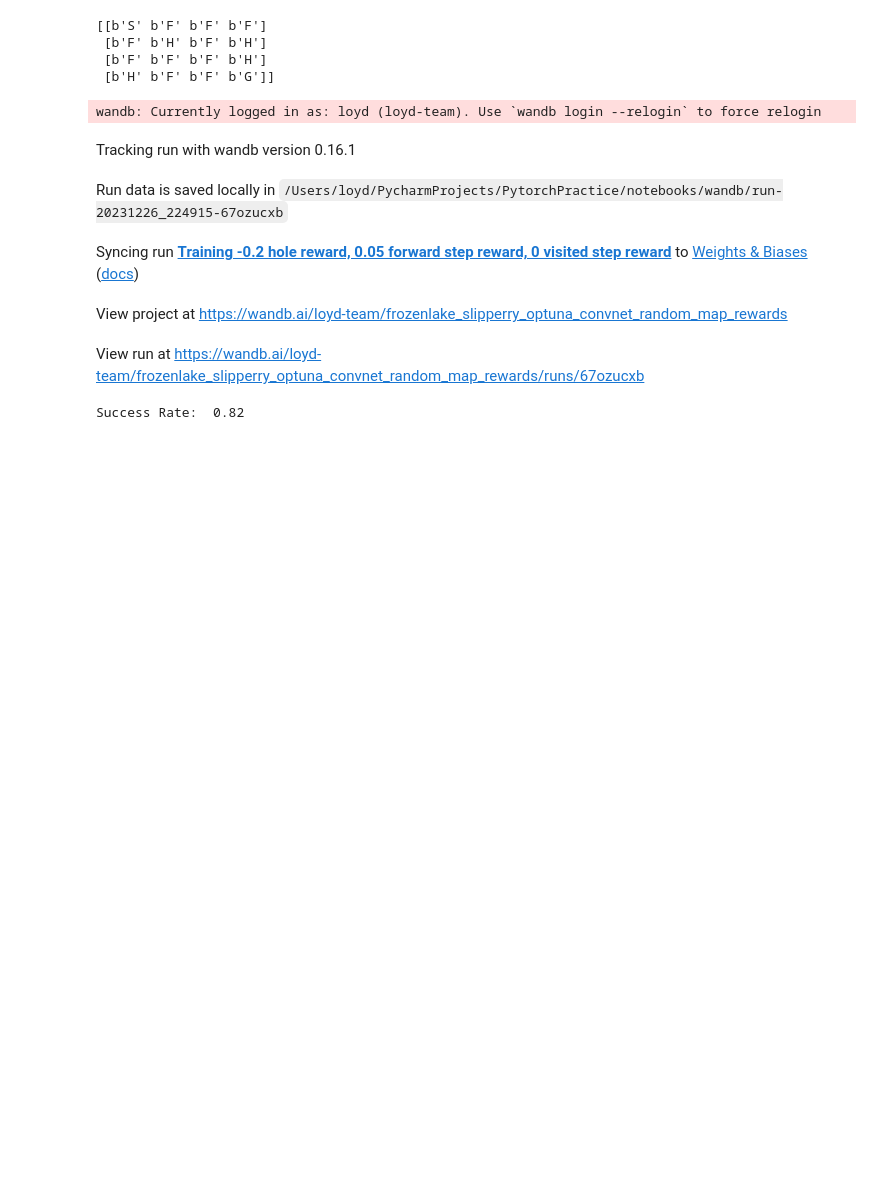
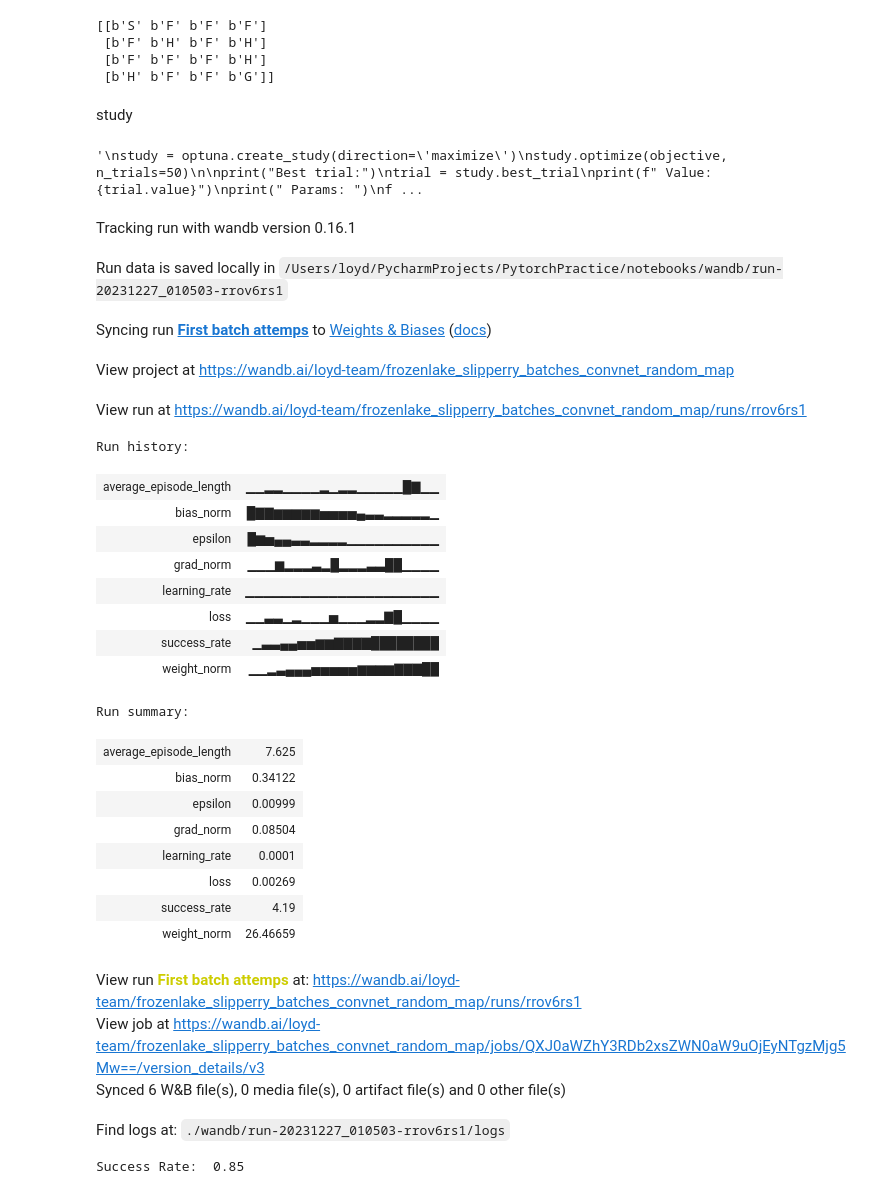
Before and after one commit to Looyyd/PytorchPractice, a Jupyter notebook: notebooks/ice_agent.ipynb, the cells around one changed output. Saved outputs shown, nothing was run; the diff lists cells and outputs as text; code cells hidden in the pictures; blank space fills up the shorter version.

Commit message:
batch processing seems to work

```diff
--- a/notebooks/ice_agent.ipynb
+++ b/notebooks/ice_agent.ipynb
@@ -42,7 +42,7 @@ class ConvNet(nn.Module):
     def forward(self, x):
         x = F.relu(self.conv1(x))
         x = F.relu(self.conv2(x))
-        x = x.view(1, -1)  # Flatten
+        x = x.view(x.size(0), -1)
         return self.fc(x)
 # %%
 device = torch.device("mps")
@@ -299,8 +355,10 @@ def objective(trial):
 
     wandb.finish()
     return success_rate
+# %% [markdown]
+study
 # %%
-
+"""
 study = optuna.create_study(direction='maximize')
 study.optimize(objective, n_trials=50)
 
@@ -310,36 +368,60 @@ print(f" Value: {trial.value}")
 print(" Params: ")
 for key, value in trial.params.items():
     print(f"    {key}: {value}")
+"""
+# %% [output]
+'\nstudy = optuna.create_study(direction=\'maximize\')\nstudy.optimize(objective, n_trials=50)\n\nprint("Best trial:")\ntrial = study.best_trial\nprint(f" Value: {trial.value}")\nprint(" Params: ")\nf ...
 # %%
 # Hyperparameters
 learning_rate = 0.0001
 gamma = 0.99
-epsilon = 0.8
-epsilon_decay = 0.999
+epsilon = 1 # TODO: maybe try higher epsilon now that we have intermediate rewards and not 0.8
+epsilon_decay = 0.995
 # %%
 random_map = True
 is_slippery = False
 # %%
 # Train the model
-num_episodes = 2500
+num_episodes = 1000
 n_actions = env.action_space.n
 n_states = env.observation_space.n
 model = ConvNet(n_states, n_actions).to(device)
 optimizer = optim.Adam(model.parameters(), lr=learning_rate)
 loss_fn = nn.MSELoss()
-wandb.init(project="frozenlake_slipperry_optuna_convnet_random_map_rewards",
-           name=f"Training -0.2 hole reward, 0.05 forward step reward, 0 visited step reward",
+wandb.init(project="frozenlake_slipperry_batches_convnet_random_map",
+           name=f"First batch attemps",
            reinit=True)
 model = train_model(model, optimizer, loss_fn, gamma, epsilon, epsilon_decay, num_episodes, device, n_states,
                     random_map=random_map, is_slippery=is_slippery,
                     forward_step_reward=0.05,
                     visited_step_reward=0,
-                    hole_reward=-0.2)
+                    hole_reward=0)# maybe try 0 and not -0.05 again and run for longer so that it learns to avoid holes
 wandb.finish()
 # %% [output]
-wandb: Currently logged in as: loyd (loyd-team). Use `wandb login --relogin` to force relogin
 Tracking run with wandb version 0.16.1
-Run data is saved locally in /Users/loyd/PycharmProjects/PytorchPractice/notebooks/wandb/run-20231226_224915-67ozucxb
+Run data is saved locally in /Users/loyd/PycharmProjects/PytorchPractice/notebooks/wandb/run-20231227_010503-rrov6rs1
-Syncing run Training -0.2 hole reward, 0.05 forward step reward, 0 visited step reward to Weights & Biases (docs)
+Syncing run First batch attemps to Weights & Biases (docs)
-View project at https://wandb.ai/loyd-team/frozenlake_slipperry_optuna_convnet_random_map_rewards
+View project at https://wandb.ai/loyd-team/frozenlake_slipperry_batches_convnet_random_map
-View run at https://wandb.ai/loyd-team/frozenlake_slipperry_optuna_convnet_random_map_rewards/runs/67ozucxb
+View run at https://wandb.ai/loyd-team/frozenlake_slipperry_batches_convnet_random_map/runs/rrov6rs1
+Run history:
+| average_episode_length | ▁▁▂▂▁▁▁▁▂▁▂▂▁▁▁▁▁█▇▁▁ |
+| bias_norm | █▇▇▆▆▆▆▆▅▅▅▅▄▃▃▂▂▂▂▂▁ |
+| epsilon | █▆▅▄▄▃▃▂▂▂▂▁▁▁▁▁▁▁▁▁▁ |
+| grad_norm | ▁▁▁▆▂▂▂▃▂█▂▂▂▃▃██▁▁▁▁ |
+| learning_rate | ▁▁▁▁▁▁▁▁▁▁▁▁▁▁▁▁▁▁▁▁▁ |
+| loss | ▁▁▃▃▁▂▁▁▁▅▁▁▁▂▂▇█▁▁▁▁ |
+| success_rate | ▁▃▃▄▄▅▅▆▆▇▇▇▇████████ |
+| weight_norm | ▁▁▂▃▄▄▄▅▅▅▅▅▆▆▆▆▇▇▇██ |
+Run summary:
+| average_episode_length | 7.625 |
+| bias_norm | 0.34122 |
+| epsilon | 0.00999 |
+| grad_norm | 0.08504 |
+| learning_rate | 0.0001 |
+| loss | 0.00269 |
+| success_rate | 4.19 |
+| weight_norm | 26.46659 |
+View run First batch attemps at: https://wandb.ai/loyd-team/frozenlake_slipperry_batches_convnet_random_map/runs/rrov6rs1
+View job at https://wandb.ai/loyd-team/frozenlake_slipperry_batches_convnet_random_map/jobs/QXJ0aWZhY3RDb2xsZWN0aW9uOjEyNTgzMjg5Mw==/version_details/v3
+Synced 6 W&B file(s), 0 media file(s), 0 artifact file(s) and 0 other file(s)
+Find logs at: ./wandb/run-20231227_010503-rrov6rs1/logs
@@ -346,10 +430,10 @@ View run at https://wandb.ai/loyd-team/frozenlake_slipperry_optuna_convnet_rando
 # %%
 # Evaluate the model
-num_eval_episodes = 50
-success_rate = evaluate_model(model, num_eval_episodes, device, n_states, is_slippery, random_map)
+num_eval_episodes = 100
+success_rate = evaluate_model(model, num_eval_episodes, device, n_states, batch_size=10, is_slippery=is_slippery, random_map=random_map)
 print("Success Rate: ", success_rate)
 # %% [output]
-Success Rate:  0.82
+Success Rate:  0.85
 # %%
 def visualize_policy_on_random_maps(model, device, n_maps=5, n_states=16, is_slippery=False):
     # Create a color map for the grid with your specified colors
```
Also changed, not shown: parts of 4 cells of this notebook.
